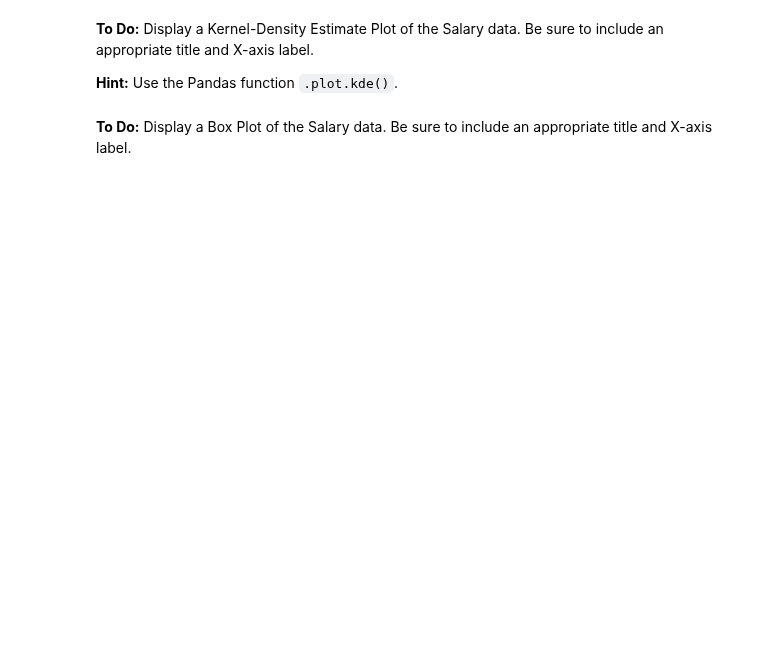
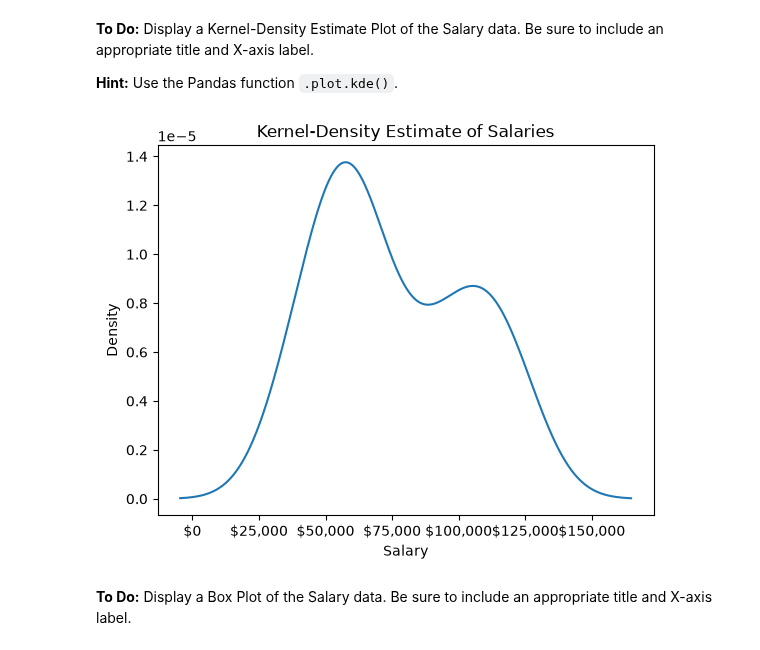
Before and after one commit to anamomds/machinelearningfall26, a Jupyter notebook: Homework_02.ipynb, the cells around one changed output. Saved outputs shown, nothing was run; the diff lists cells and outputs as text; code cells hidden in the pictures; blank space fills up the shorter version.

```diff
--- a/Homework_02.ipynb
+++ b/Homework_02.ipynb
@@ -163,7 +198,13 @@ Hint: You may use the simple one-line Pandas histogram command. If you would lik
 
 **Hint:** Use the Pandas function `.plot.kde()`.
 # %%
-# Your code here
+salary.plot.kde()
+plt.title("Kernel-Density Estimate of Salaries")
+plt.xlabel("Salary")
+plt.gca().xaxis.set_major_formatter(mtick.StrMethodFormatter('${x:,.0f}'))
+plt.show()
+# %% [output]
+[figure, added]
 # %% [markdown]
 **To Do:** Display a Box Plot of the Salary data.  Be sure to include an appropriate title and X-axis label.
 # %%
```
Also changed, not shown: parts of 41 cells of this notebook.
